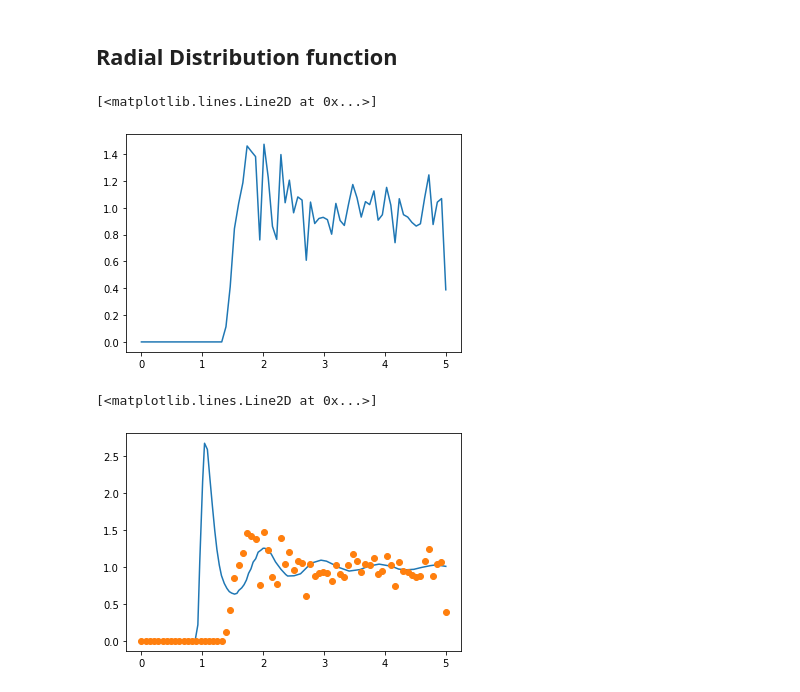
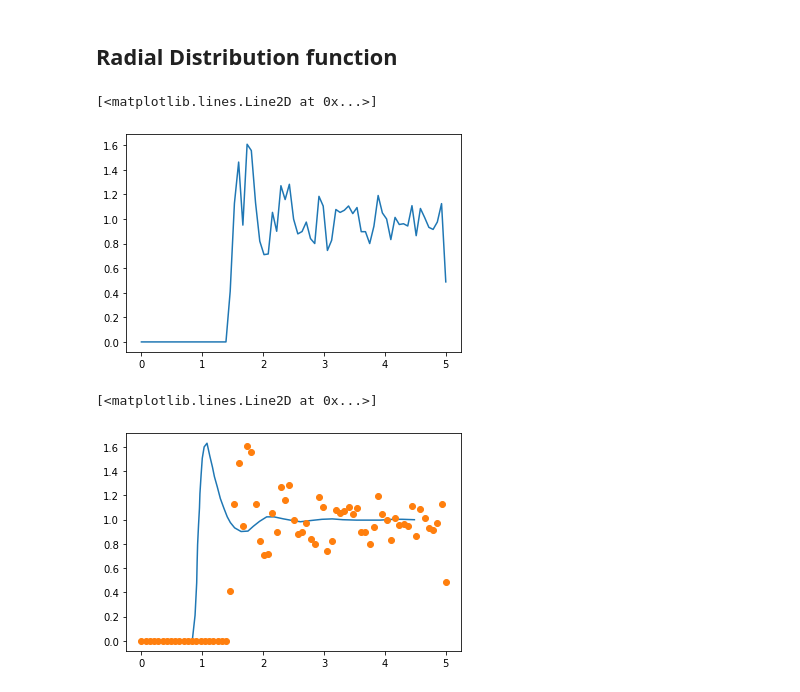
Before and after one commit to CarloGiorgio/Liquid-simulations, a Jupyter notebook: Liquids/Codes/lj_cell.ipynb, the cells around one changed output. Cells and saved outputs as stored; diff of their text form; code cells hidden in the pictures.

```diff
--- a/Liquids/Codes/lj_cell.ipynb
+++ b/Liquids/Codes/lj_cell.ipynb
@@ -77,16 +40,0 @@ R.clear()
-# %%
-#Graphical view of the cell
-#Doesn't help...
-
-l=0
-colors = cm.rainbow(np.linspace(0, 1, nc*nc*nc))
-fig=plt.figure(figsize=(12,10))
-ax=fig.add_subplot(projection='3d')
-for i in range(nc):
-    for j in range(nc):
-        for k in range(nc):
-            for cc in c[i][j][k]:
-                if cc:
-                    x,y,z = pos[cc]
-                    ax.scatter(x,y,z,'.',color=colors[l],s=40)
-            l+=1
@@ -154,3 +40,0 @@ def mcmove_acc(d):
-# %%
-for i in range(10):
-    mcmove_acc(0.04)
@@ -231,12 +151,0 @@ ax_histy.tick_params(axis="y", labelleft=False)
-# %%
-l=0
-fig=plt.figure(figsize=(12,10))
-ax=fig.add_subplot(projection='3d')
-for i in range(nc):
-    for j in range(nc):
-        for k in range(nc):
-            for cc in c[i][j][k]:
-                if cc:
-                    x,y,z = pos[cc]
-                    ax.scatter(x,y,z,'.',color=colors[l],s=40)
-            l+=1
@@ -264,7 +180,7 @@ ng=0
 def add_data(g,n_g=ng):
     for i in range(N-1):
         for j in range(i+1,N):
-            r=norm(pos[i]-(pos[j]+L*np.rint((pos[i]-pos[j])/L)))
+            r=norm_pb(pos[i],pos[j])
             if r<L/2:
                 ig=np.rint(r/delg).astype(int)
                 g[ig]+=2
@@ -274,7 +190,7 @@ def g_r(g,ng):
     G=g.copy()
     for i in range(len(G)):
         r=delg*(i+0.5)
-        vb=((i+1)**3-i**3)*delg**3
+        vb=((i+1)**3-i**3)*(delg**3)
         nid=4/3*np.pi*vb*rho
         G[i]=G[i]/(N*nid*ng)
     return G
@@ -284,12 +200,12 @@ gg=g_r(g,ng)
 plt.plot(rr,gg[:],'-')
 # %% [output]
 [<matplotlib.lines.Line2D at 0x...>]
-[figure, old version]
+[figure, new version]
 # %%
 # comparison between the real and mine
-(R,G)=np.loadtxt('radial_1.csv',delimiter=',',unpack=True)
+(R,G)=np.loadtxt('radial_2.csv',delimiter=',',unpack=True)
 plt.plot(R,G)
 plt.plot(rr,gg[:],'o')
 # %% [output]
 [<matplotlib.lines.Line2D at 0x...>]
-[figure, old version]
+[figure, new version]
```
Also changed, not shown: parts of 24 cells of this notebook.
